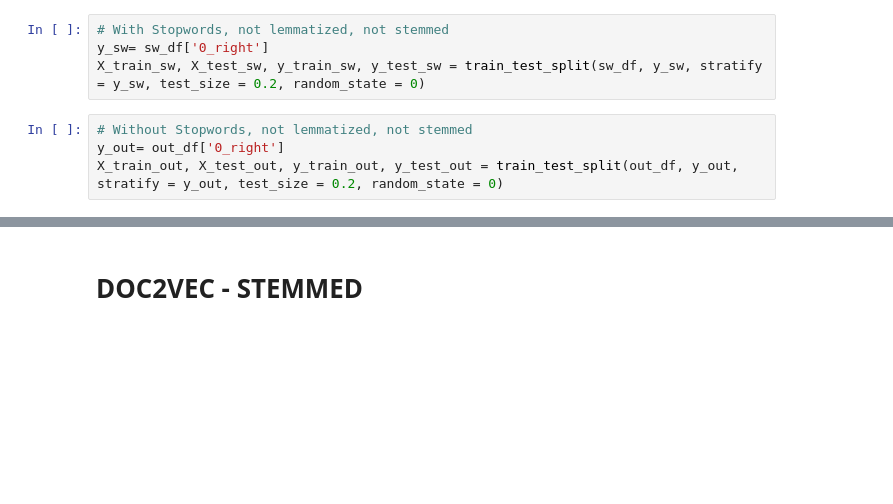
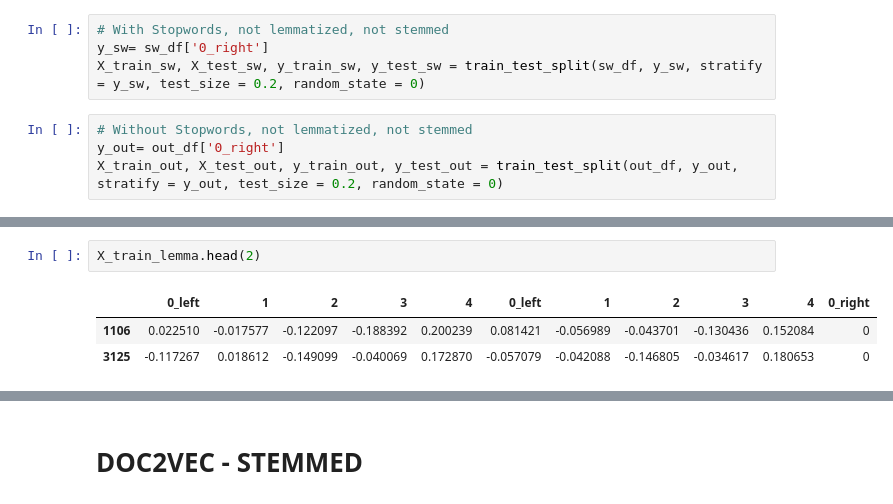
Before and after one commit to antopeza/Final-Project-Brainster, a Jupyter notebook: NEW_code_Doc2Vec.ipynb, the cells around one changed output, grey strips where cells are left out. Saved outputs shown, nothing was run; the diff lists cells and outputs as text; blank space fills up the shorter version.

```diff
--- a/NEW_code_Doc2Vec.ipynb
+++ b/NEW_code_Doc2Vec.ipynb
@@ -596,0 +650,6 @@ X_train_out, X_test_out, y_train_out, y_test_out = train_test_split(out_df, y_ou
+# %%
+X_train_lemma.head(2)
+# %% [output]
+|  | 0_left | 1 | 2 | 3 | 4 | 0_left | 1 | 2 | 3 | 4 | 0_right |
+| 1106 | 0.022510 | -0.017577 | -0.122097 | -0.188392 | 0.200239 | 0.081421 | -0.056989 | -0.043701 | -0.130436 | 0.152084 | 0 |
+| 3125 | -0.117267 | 0.018612 | -0.149099 | -0.040069 | 0.172870 | -0.057079 | -0.042088 | -0.146805 | -0.034617 | 0.180653 | 0 |
```
Also changed, not shown: parts of 21 cells of this notebook.
